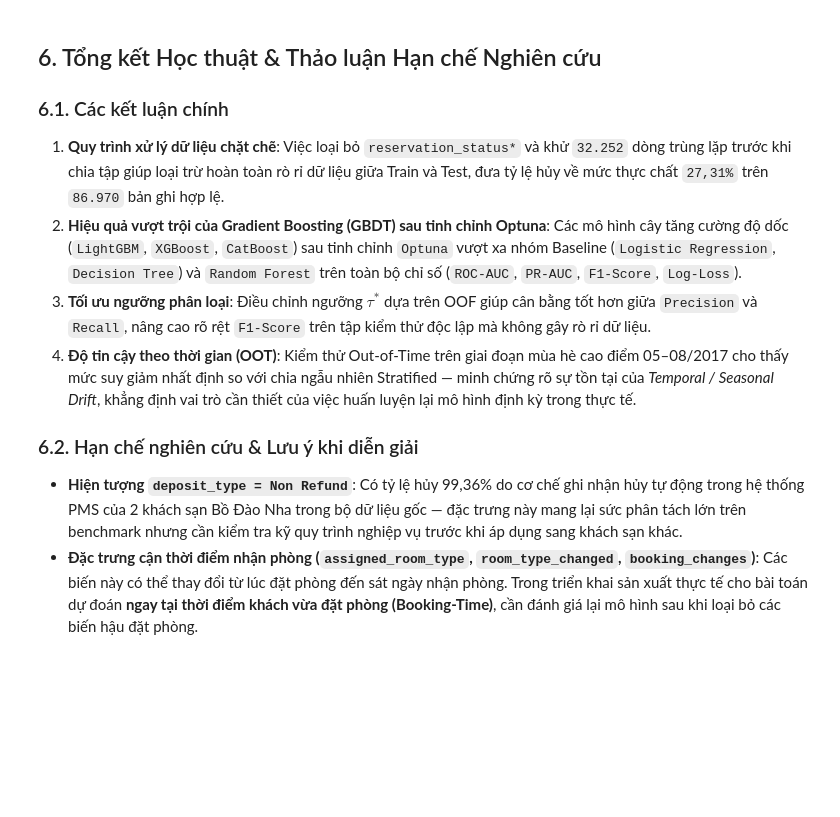
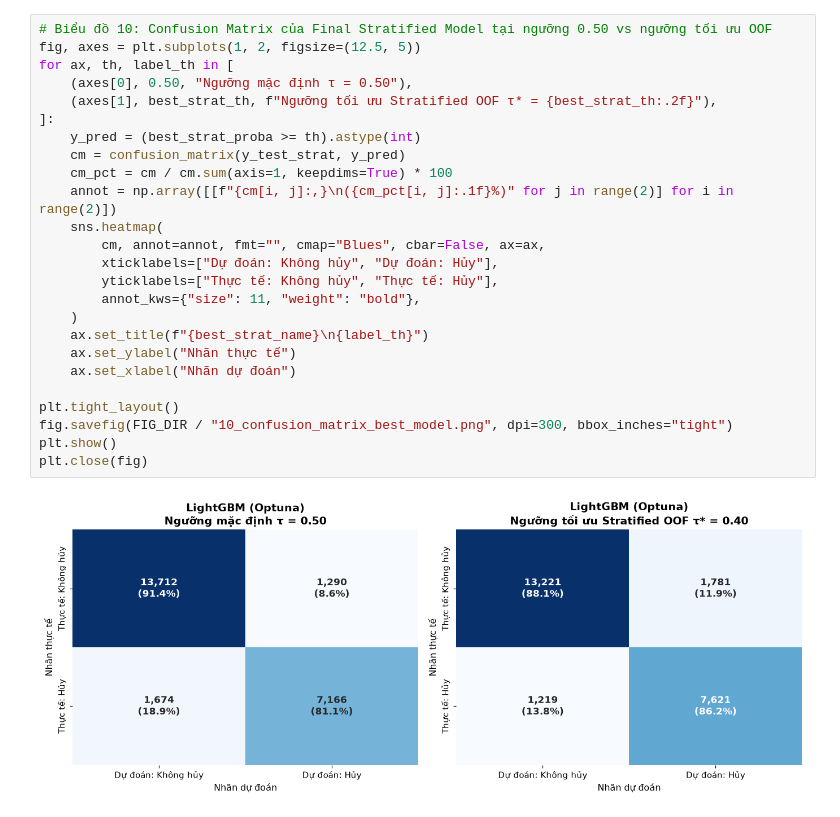
Before and after one commit to OnlyyTuan/ML, a Jupyter notebook: MachineLearning/notebooks/04_evaluation_report.ipynb, the cells around one changed output. Drawn from its saved outputs; the diff is of its cells as text; blank space fills up the shorter version.

```diff
--- a/MachineLearning/notebooks/04_evaluation_report.ipynb
+++ b/MachineLearning/notebooks/04_evaluation_report.ipynb
@@ -416,12 +360,27 @@ Chênh lệch ROC-AUC (Stratified - OOT): +0.0541
-# %% [markdown]
-## 6. Tổng kết Học thuật & Thảo luận Hạn chế Nghiên cứu
-
-### 6.1. Các kết luận chính
-1. **Quy trình xử lý dữ liệu chặt chẽ**: Việc loại bỏ `reservation_status*` và khử `32.252` dòng trùng lặp trước khi chia tập giúp loại trừ hoàn toàn rò rỉ dữ liệu giữa Train và Test, đưa tỷ lệ hủy về mức thực chất `27,31%` trên `86.970` bản ghi hợp lệ.
-2. **Hiệu quả vượt trội của Gradient Boosting (GBDT) sau tinh chỉnh Optuna**: Các mô hình cây tăng cường độ dốc (`LightGBM`, `XGBoost`, `CatBoost`) sau tinh chỉnh `Optuna` vượt xa nhóm Baseline (`Logistic Regression`, `Decision Tree`) và `Random Forest` trên toàn bộ chỉ số (`ROC-AUC`, `PR-AUC`, `F1-Score`, `Log-Loss`).
-3. **Tối ưu ngưỡng phân loại**: Điều chỉnh ngưỡng $\tau^*$ dựa trên OOF giúp cân bằng tốt hơn giữa `Precision` và `Recall`, nâng cao rõ rệt `F1-Score` trên tập kiểm thử độc lập mà không gây rò rỉ dữ liệu.
-4. **Độ tin cậy theo thời gian (OOT)**: Kiểm thử Out-of-Time trên giai đoạn mùa hè cao điểm 05–08/2017 cho thấy mức suy giảm nhất định so với chia ngẫu nhiên Stratified — minh chứng rõ sự tồn tại của *Temporal / Seasonal Drift*, khẳng định vai trò cần thiết của việc huấn luyện lại mô hình định kỳ trong thực tế.
-
-### 6.2. Hạn chế nghiên cứu & Lưu ý khi diễn giải
-- **Hiện tượng `deposit_type = Non Refund`**: Có tỷ lệ hủy 99,36% do cơ chế ghi nhận hủy tự động trong hệ thống PMS của 2 khách sạn Bồ Đào Nha trong bộ dữ liệu gốc — đặc trưng này mang lại sức phân tách lớn trên benchmark nhưng cần kiểm tra kỹ quy trình nghiệp vụ trước khi áp dụng sang khách sạn khác.
-- **Đặc trưng cận thời điểm nhận phòng (`assigned_room_type`, `room_type_changed`, `booking_changes`)**: Các biến này có thể thay đổi từ lúc đặt phòng đến sát ngày nhận phòng. Trong triển khai sản xuất thực tế cho bài toán dự đoán **ngay tại thời điểm khách vừa đặt phòng (Booking-Time)**, cần đánh giá lại mô hình sau khi loại bỏ các biến hậu đặt phòng.
+# %%
+# Biểu đồ 10: Confusion Matrix của Final Stratified Model tại ngưỡng 0.50 vs ngưỡng tối ưu OOF
+fig, axes = plt.subplots(1, 2, figsize=(12.5, 5))
+for ax, th, label_th in [
+    (axes[0], 0.50, "Ngưỡng mặc định τ = 0.50"),
+    (axes[1], best_strat_th, f"Ngưỡng tối ưu Stratified OOF τ* = {best_strat_th:.2f}"),
+]:
+    y_pred = (best_strat_proba >= th).astype(int)
+    cm = confusion_matrix(y_test_strat, y_pred)
+    cm_pct = cm / cm.sum(axis=1, keepdims=True) * 100
+    annot = np.array([[f"{cm[i, j]:,}\n({cm_pct[i, j]:.1f}%)" for j in range(2)] for i in range(2)])
+    sns.heatmap(
+        cm, annot=annot, fmt="", cmap="Blues", cbar=False, ax=ax,
+        xticklabels=["Dự đoán: Không hủy", "Dự đoán: Hủy"],
+        yticklabels=["Thực tế: Không hủy", "Thực tế: Hủy"],
+        annot_kws={"size": 11, "weight": "bold"},
+    )
+    ax.set_title(f"{best_strat_name}\n{label_th}")
+    ax.set_ylabel("Nhãn thực tế")
+    ax.set_xlabel("Nhãn dự đoán")
+
+plt.tight_layout()
+fig.savefig(FIG_DIR / "10_confusion_matrix_best_model.png", dpi=300, bbox_inches="tight")
+plt.show()
+plt.close(fig)
+# %% [output]
+[figure, added]
```
Also changed, not shown: parts of 24 cells of this notebook, 44 other files.
